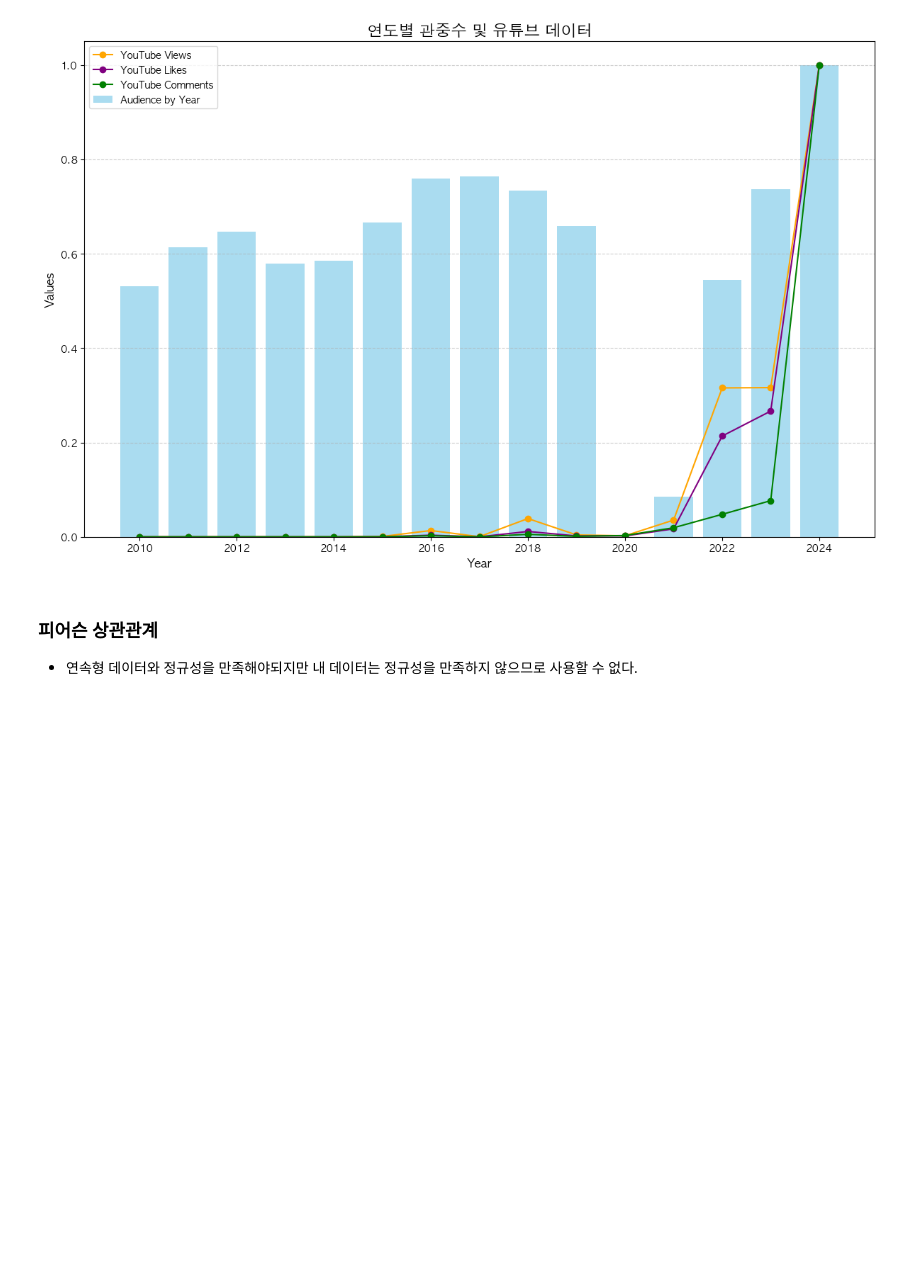
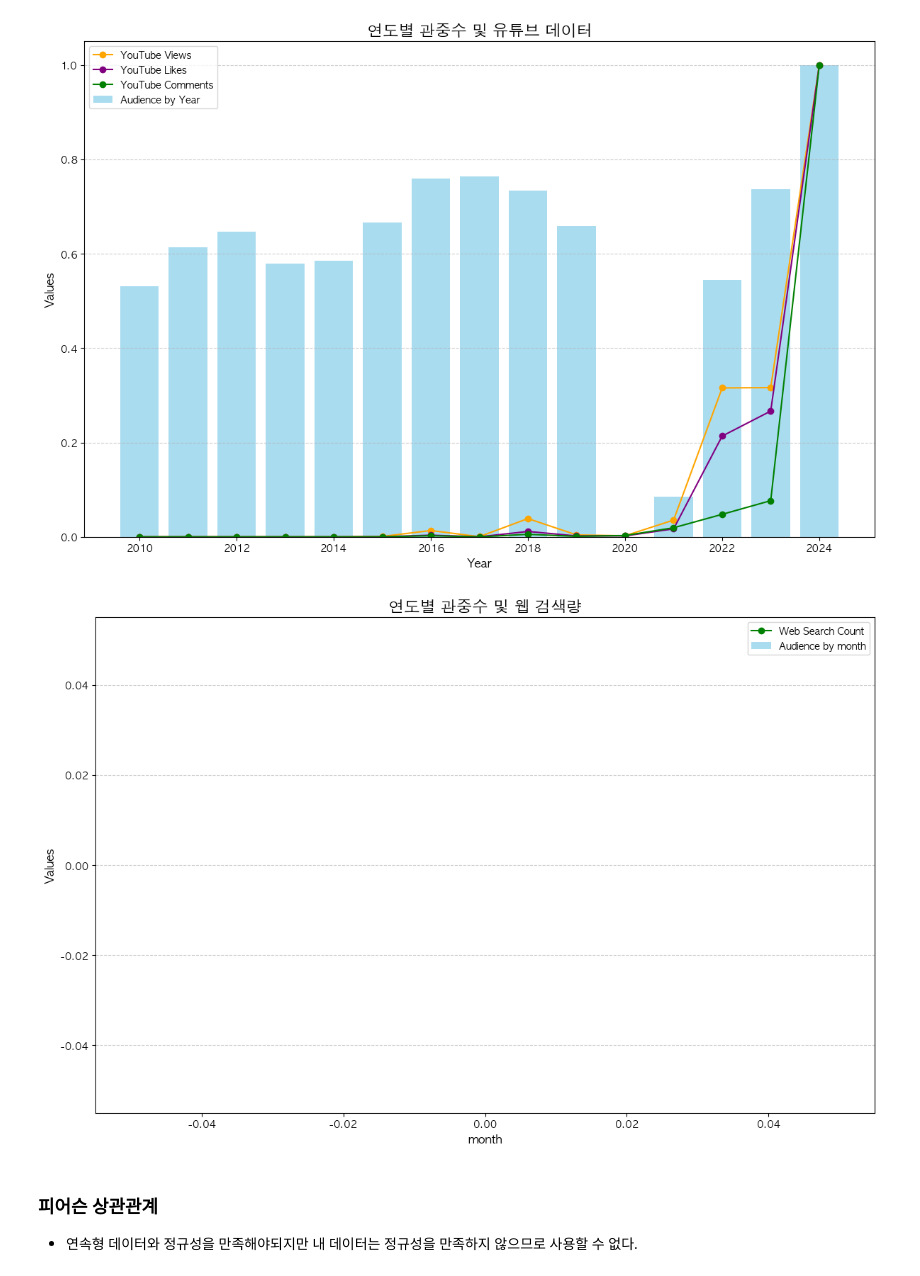
Before and after one commit to sooking87/Statistical-Analysis-Practice, a Jupyter notebook: 기말발표/data_analysis_final.ipynb, the cells around one changed output. Saved outputs shown, nothing was run; the diff lists cells and outputs as text; code cells hidden in the pictures; blank space fills up the shorter version.

```diff
--- a/기말발표/data_analysis_final.ipynb
+++ b/기말발표/data_analysis_final.ipynb
@@ -494,6 +494,37 @@ plt.tight_layout()
 plt.show()
 # %% [output]
 [figure]
+# %%
+data = pd.read_csv('./by_teams_baseball_popularity.csv')
+data = data[data['team'] == 'OB']
+
+# 스케일링 수행
+scaler = MinMaxScaler()
+scaled_data = scaler.fit_transform(data.iloc[:, 2:])  # year 제외
+scaled_df = pd.DataFrame(scaled_data, columns=data.columns[2:])  # 스케일링 결과 DataFrame
+scaled_df['month'] = data['month']  # 원래 연도 정보 추가
+
+# 연도별 관중수와 다른 칼럼을 동시에 시각화
+plt.figure(figsize=(12, 8))
+
+# 관중수를 막대그래프로 시각화
+plt.bar(scaled_df['month'], scaled_df['audience_counts_by_teams'], color='skyblue', alpha=0.7, label='Audience by month')
+
+# 다른 칼럼들의 선그래프 추가
+plt.plot(scaled_df['month'], scaled_df['web_search_count'], color='green', marker='o', label='Web Search Count')
+
+# 그래프 꾸미기
+plt.title('연도별 관중수 및 웹 검색량', fontsize=16)
+plt.xlabel('month', fontsize=12)
+plt.ylabel('Values', fontsize=12)
+plt.legend()
+plt.grid(axis='y', linestyle='--', alpha=0.6)
+plt.tight_layout()
+
+# 그래프 출력
+plt.show()
+# %% [output]
+[figure, added]
 # %% [markdown]
 ### 피어슨 상관관계
 
```
